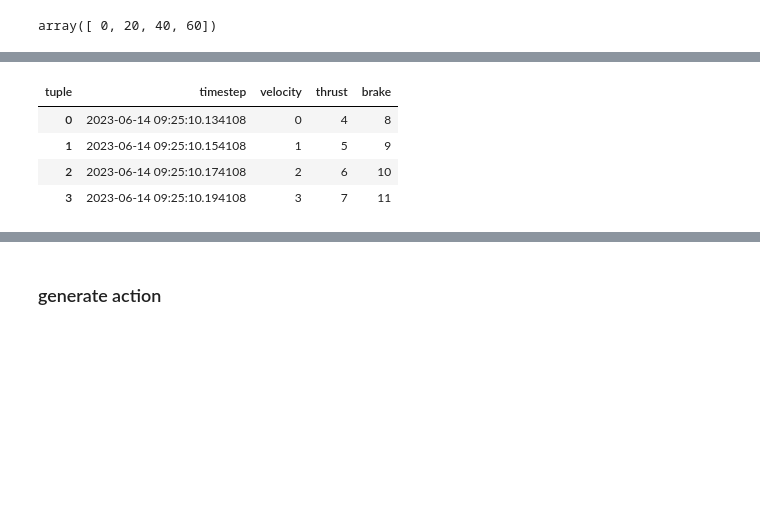
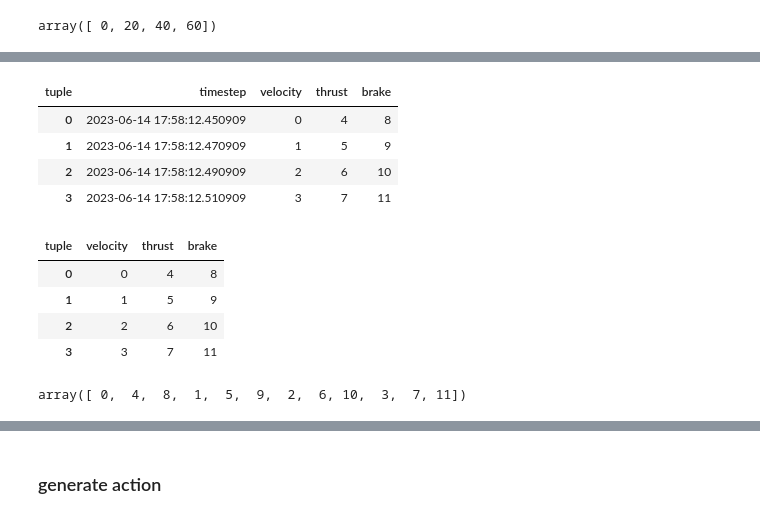
Before and after one commit to Binjian/eos, a Jupyter notebook: eos/utils/eos_timeseries_dataframe.ipynb, the cells around one changed output, grey strips where cells are left out. Saved outputs shown, nothing was run; the diff lists cells and outputs as text; code cells hidden in the pictures; blank space fills up the shorter version.

Commit message:
[add] dataframe for agent,dpg and ddpg

```diff
--- a/eos/utils/eos_timeseries_dataframe.ipynb
+++ b/eos/utils/eos_timeseries_dataframe.ipynb
@@ -125,4 +147,5 @@ df_ss = pd.DataFrame(
 )  # .set_index('timestep')
 df_ss.columns.name = 'tuple'
 df_ss
+df_ss[['velocity', 'thrust', 'brake']]
 # %% [output]
@@ -131,6 +154,16 @@ DatetimeIndex(['2023-06-14 09:25:10.134108', '2023-06-14 09:25:10.154108',
               dtype='datetime64[ns]', freq=None)
 | tuple | timestep | velocity | thrust | brake |
-| 0 | 2023-06-14 09:25:10.134108 | 0 | 4 | 8 |
-| 1 | 2023-06-14 09:25:10.154108 | 1 | 5 | 9 |
-| 2 | 2023-06-14 09:25:10.174108 | 2 | 6 | 10 |
-| 3 | 2023-06-14 09:25:10.194108 | 3 | 7 | 11 |
+| 0 | 2023-06-14 17:58:12.450909 | 0 | 4 | 8 |
+| 1 | 2023-06-14 17:58:12.470909 | 1 | 5 | 9 |
+| 2 | 2023-06-14 17:58:12.490909 | 2 | 6 | 10 |
+| 3 | 2023-06-14 17:58:12.510909 | 3 | 7 | 11 |
+| tuple | velocity | thrust | brake |
+| 0 | 0 | 4 | 8 |
+| 1 | 1 | 5 | 9 |
+| 2 | 2 | 6 | 10 |
+| 3 | 3 | 7 | 11 |
+# %%
+npa_ss_flatten = df_ss[['velocity', 'thrust', 'brake']].to_numpy().flatten()
+npa_ss_flatten
+# %% [output]
+array([ 0,  4,  8,  1,  5,  9,  2,  6, 10,  3,  7, 11])
```
Also changed, not shown: parts of 66 cells of this notebook, 3 other files.
